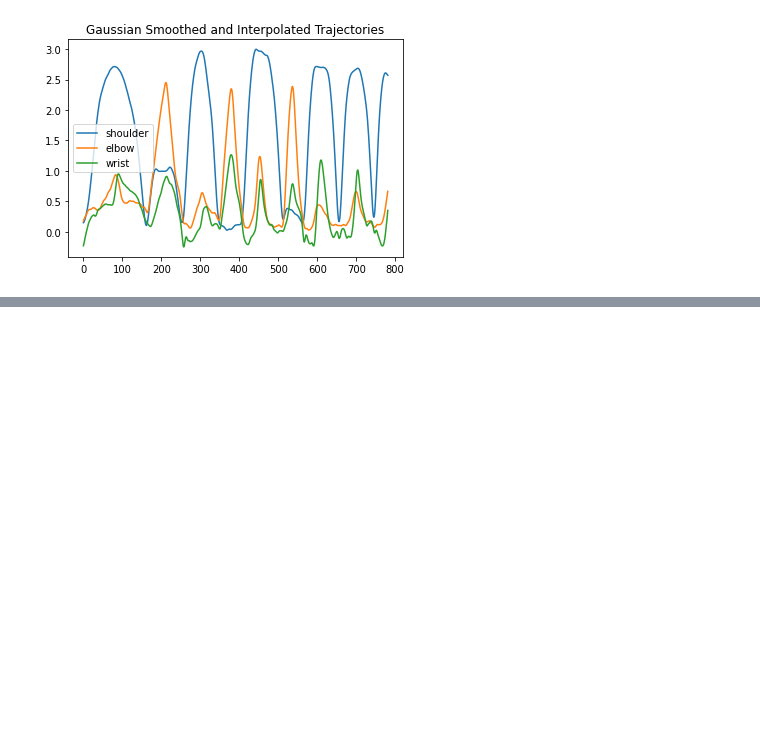
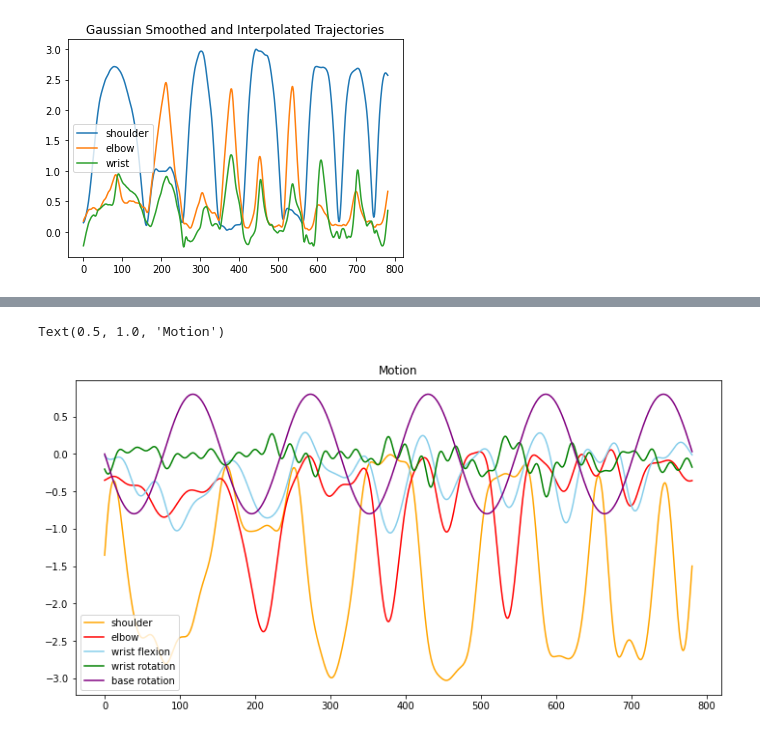
Before and after one commit to TianshuangQiu/Expressive-MP, a Jupyter notebook: json_extraction.ipynb, the cells around one changed output, grey strips where cells are left out. Cells and saved outputs as stored; diff of their text form; code cells hidden in the pictures; blank space fills up the shorter version.

```diff
--- a/json_extraction.ipynb
+++ b/json_extraction.ipynb
@@ -238,2 +247,14 @@ plt.show()
+# %%
+fig = plt.figure(figsize=(12, 6))
+plt.plot(np.arange(len(data[0])), sh_filtered, label="shoulder", c="orange")
+plt.plot(np.arange(len(data[0])), el_filtered, label="elbow", c="red")
+plt.plot(np.arange(len(data[0])), wr_filtered, label="wrist flexion", c="skyblue")
+plt.plot(np.arange(len(data[0])), rt_filtered, label="wrist rotation", c="green")
+plt.plot(np.arange(len(data[0])), base * -0.8, label="base rotation", c="purple")
+plt.legend(loc='lower left')
+plt.title('Motion')
+# %% [output]
+Text(0.5, 1.0, 'Motion')
+[figure, added]
 # %%
 position = np.vstack([
```
Also changed, not shown: parts of 7 cells of this notebook.
